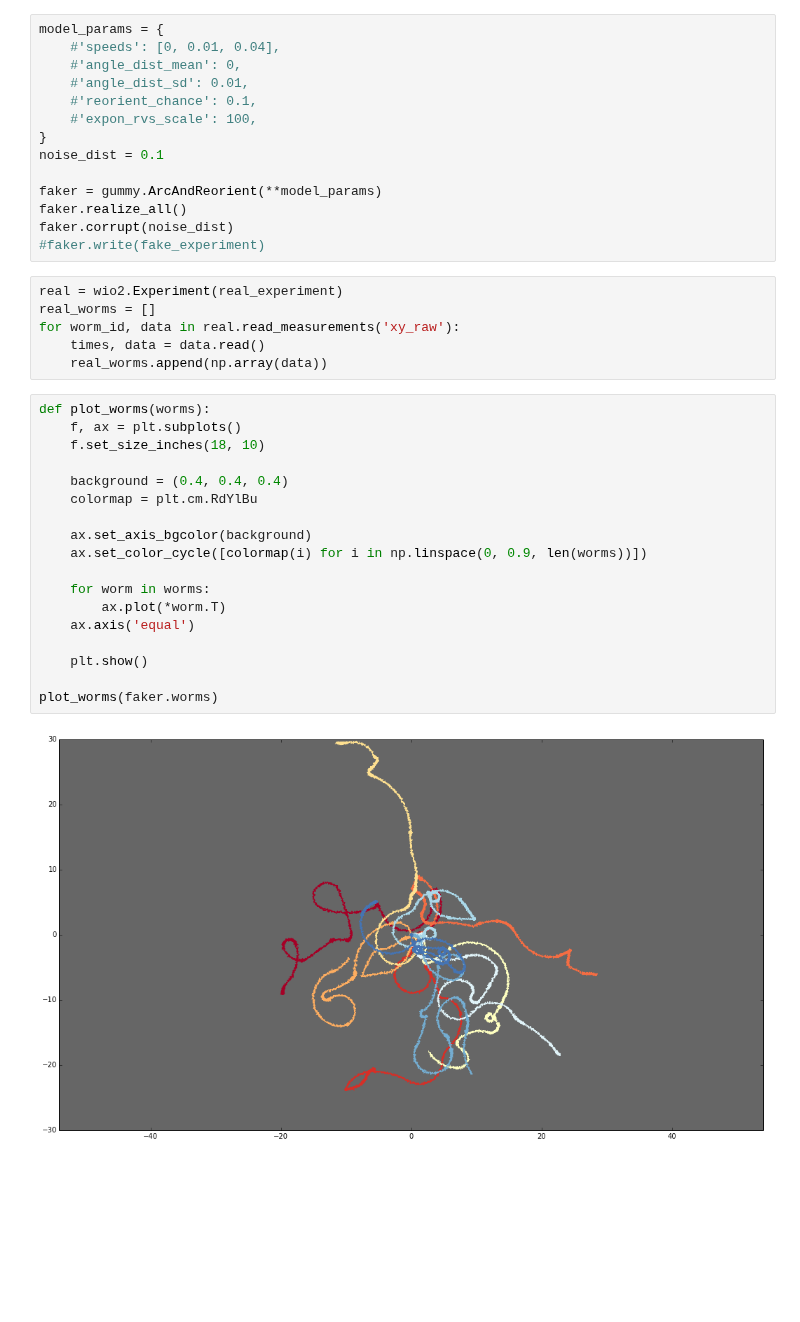
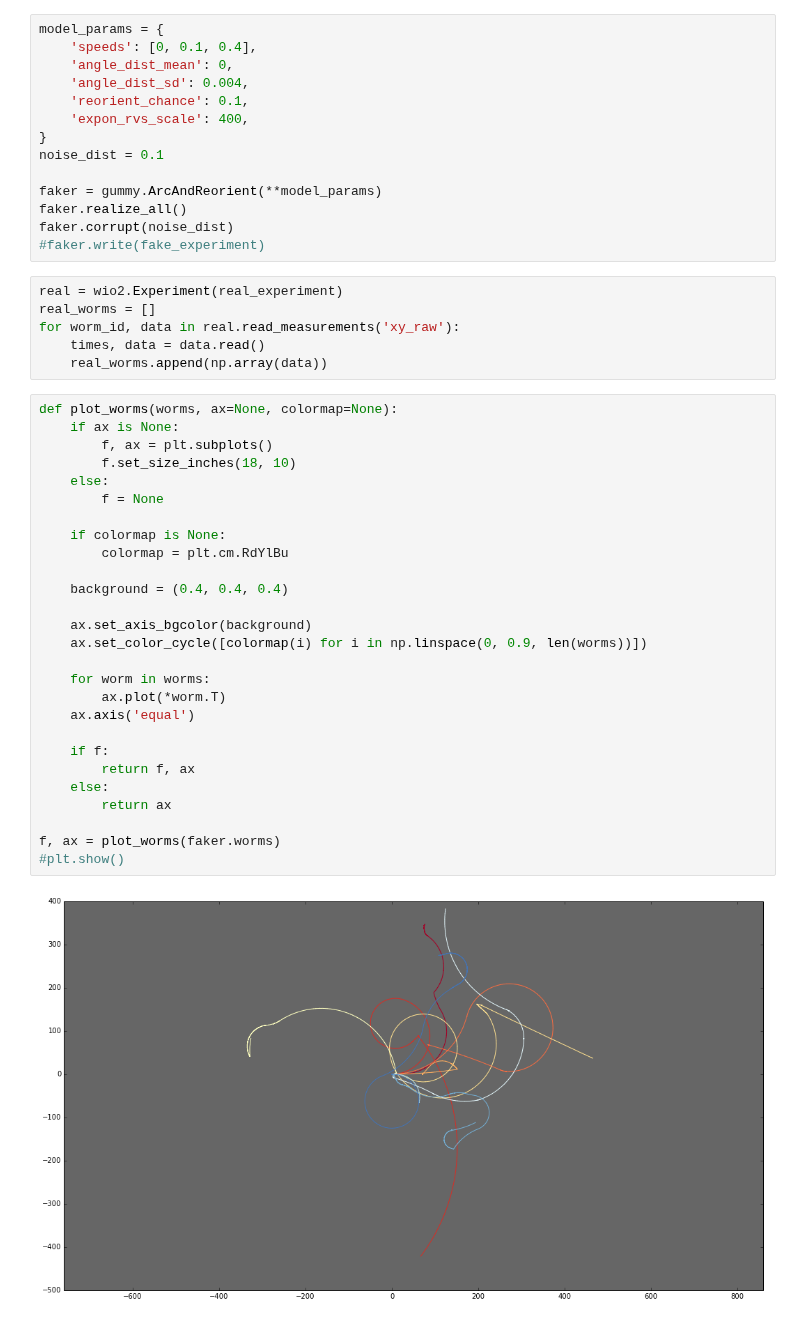
Before and after one commit to amarallab/waldo, a Jupyter notebook: workbooks/spot_the_fake.ipynb, the cells around one changed output. Saved outputs shown, nothing was run; the diff lists cells and outputs as text; blank space fills up the shorter version.

```diff
--- a/workbooks/spot_the_fake.ipynb
+++ b/workbooks/spot_the_fake.ipynb
@@ -17,11 +18,11 @@ real_experiment = '20130318_131111'
 fake_experiment = '00000001_000002'
 # %%
 model_params = {
-    #'speeds': [0, 0.01, 0.04],
-    #'angle_dist_mean': 0,
-    #'angle_dist_sd': 0.01,
-    #'reorient_chance': 0.1,
-    #'expon_rvs_scale': 100,
+    'speeds': [0, 0.1, 0.4],
+    'angle_dist_mean': 0,
+    'angle_dist_sd': 0.004,
+    'reorient_chance': 0.1,
+    'expon_rvs_scale': 400,
 }
 noise_dist = 0.1
 
@@ -36,22 +37,31 @@ for worm_id, data in real.read_measurements('xy_raw'):
     times, data = data.read()
     real_worms.append(np.array(data))
 # %%
-def plot_worms(worms):
-    f, ax = plt.subplots()
-    f.set_size_inches(18, 10)
+def plot_worms(worms, ax=None, colormap=None):
+    if ax is None:
+        f, ax = plt.subplots()
+        f.set_size_inches(18, 10)
+    else:
+        f = None
+
+    if colormap is None:
+        colormap = plt.cm.RdYlBu
 
     background = (0.4, 0.4, 0.4)
-    colormap = plt.cm.RdYlBu
 
     ax.set_axis_bgcolor(background)
     ax.set_color_cycle([colormap(i) for i in np.linspace(0, 0.9, len(worms))])
 
     for worm in worms:
         ax.plot(*worm.T)
     ax.axis('equal')
 
-    plt.show()
+    if f:
+        return f, ax
+    else:
+        return ax
 
-plot_worms(faker.worms)
+f, ax = plot_worms(faker.worms)
+#plt.show()
 # %% [output]
-[figure, old version]
+[figure, new version]
```
Also changed, not shown: parts of 3 cells of this notebook, 1 other file.
